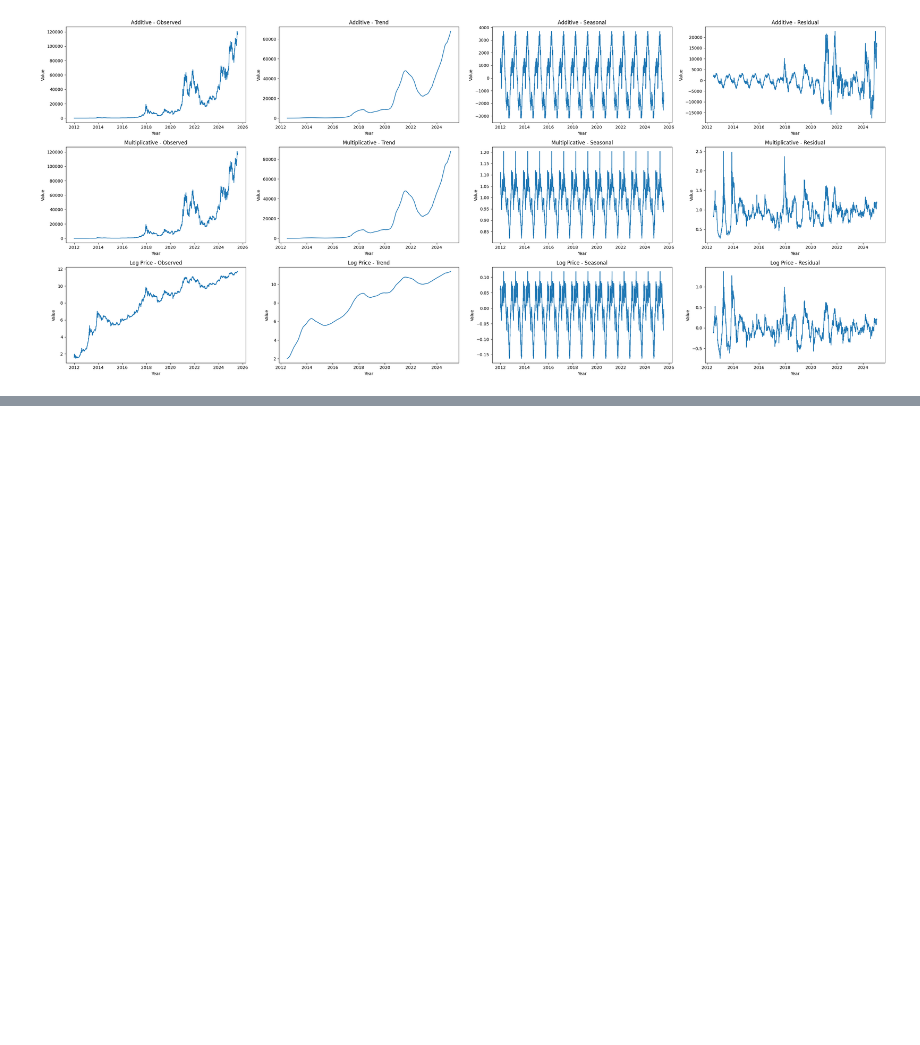
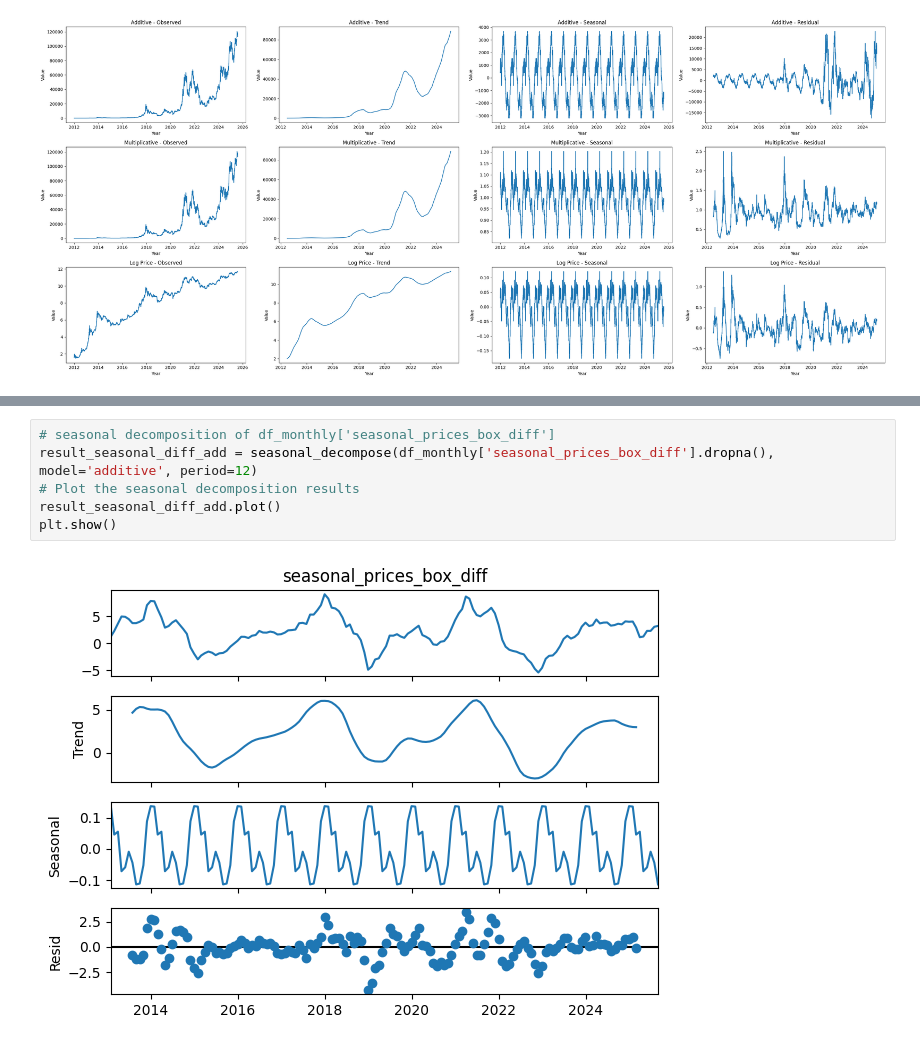
Before and after one commit to zamanmiraz/predict-crypto, a Jupyter notebook: notebooks/bitcoin/bitcoin_predict.ipynb, the cells around one changed output, grey strips where cells are left out. Drawn from its saved outputs; the diff is of its cells as text; blank space fills up the shorter version.

```diff
--- a/notebooks/bitcoin/bitcoin_predict.ipynb
+++ b/notebooks/bitcoin/bitcoin_predict.ipynb
@@ -162,0 +292,8 @@ plt.show()
+# %%
+# seasonal decomposition of df_monthly['seasonal_prices_box_diff']
+result_seasonal_diff_add = seasonal_decompose(df_monthly['seasonal_prices_box_diff'].dropna(), model='additive', period=12)
+# Plot the seasonal decomposition results
+result_seasonal_diff_add.plot()
+plt.show()
+# %% [output]
+[figure, added]
```
Also changed, not shown: parts of 18 cells of this notebook, 2 other files.
